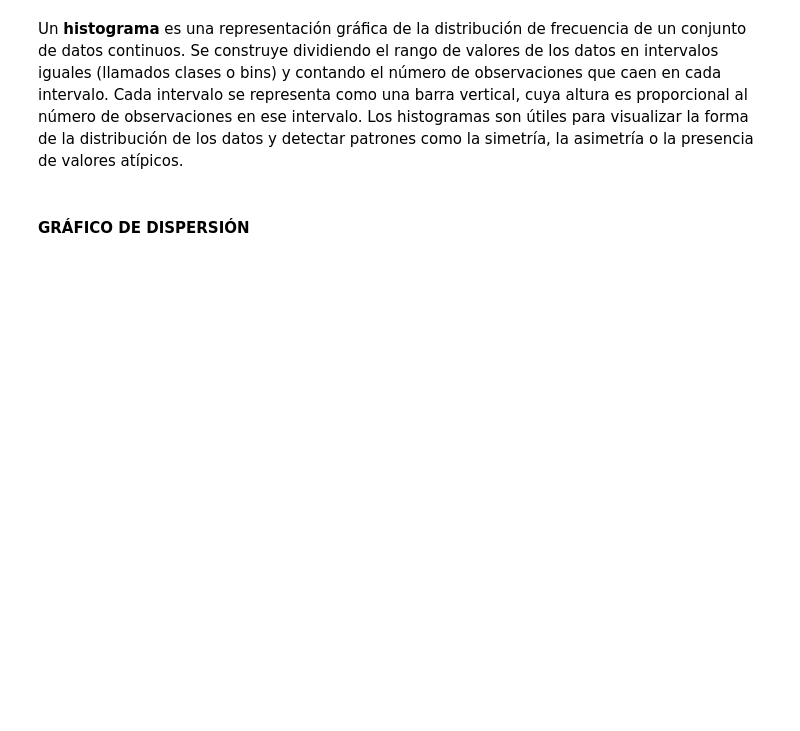
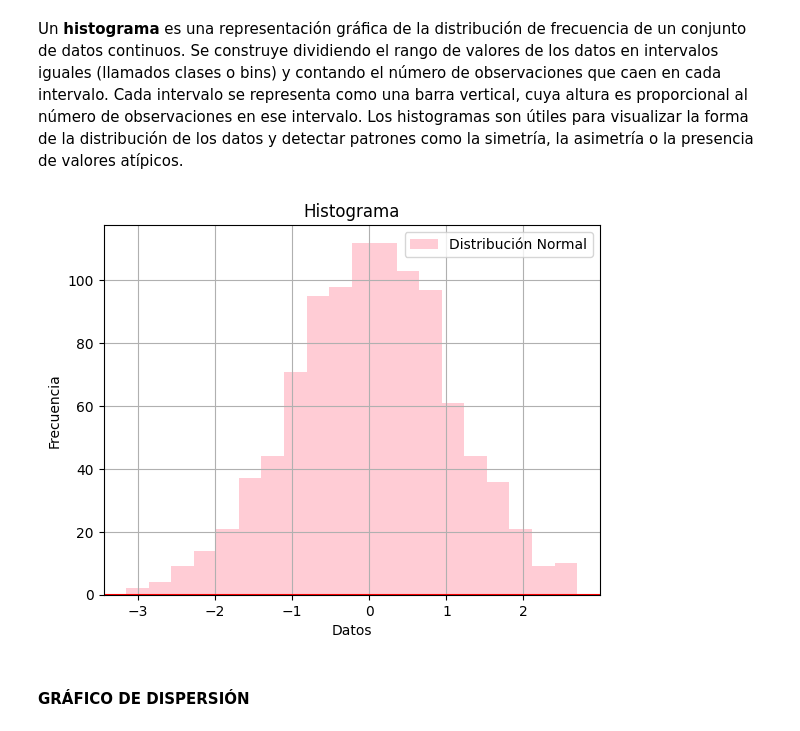
Before and after one commit to ElihuIzanami/Exploracion-IA-con-MetaAI, a Jupyter notebook: Copia_de_Hands_On_Introducción_a_las_Librerías_de_Python.ipynb, the cells around one changed output. Drawn from its saved outputs; the diff is of its cells as text; code cells hidden in the pictures; blank space fills up the shorter version.

```diff
--- a/Copia_de_Hands_On_Introducción_a_las_Librerías_de_Python.ipynb
+++ b/Copia_de_Hands_On_Introducción_a_las_Librerías_de_Python.ipynb
@@ -161,3 +670,5 @@ Una gráfica de estilo **plano cartesiano**, también conocida como gráfica de
 Un **histograma** es una representación gráfica de la distribución de frecuencia de un conjunto de datos continuos. Se construye dividiendo el rango de valores de los datos en intervalos iguales (llamados clases o bins) y contando el número de observaciones que caen en cada intervalo. Cada intervalo se representa como una barra vertical, cuya altura es proporcional al número de observaciones en ese intervalo. Los histogramas son útiles para visualizar la forma de la distribución de los datos y detectar patrones como la simetría, la asimetría o la presencia de valores atípicos.
 # %%
 # Definir variable
+
+x = np.random.randn(1000)
@@ -166,3 +675,16 @@ Un **histograma** es una representación gráfica de la distribución de frecuen
+# %%
+# Realizar histograma
+
+plt.hist(x, bins = 20, color = 'pink', alpha = 0.8, label = 'Distribución Normal')
+plt.axhline(y = 0, color = 'red')
+plt.title('Histograma')
+plt.xlabel('Datos')
+plt.ylabel('Frecuencia')
+plt.legend(loc = 'upper right')
+plt.grid()
+plt.show()
+# %% [output]
+[figure, added]
 # %% [markdown]
 #### **GRÁFICO DE DISPERSIÓN**
 # %% [markdown]
```
Also changed, not shown: parts of 108 cells of this notebook.
